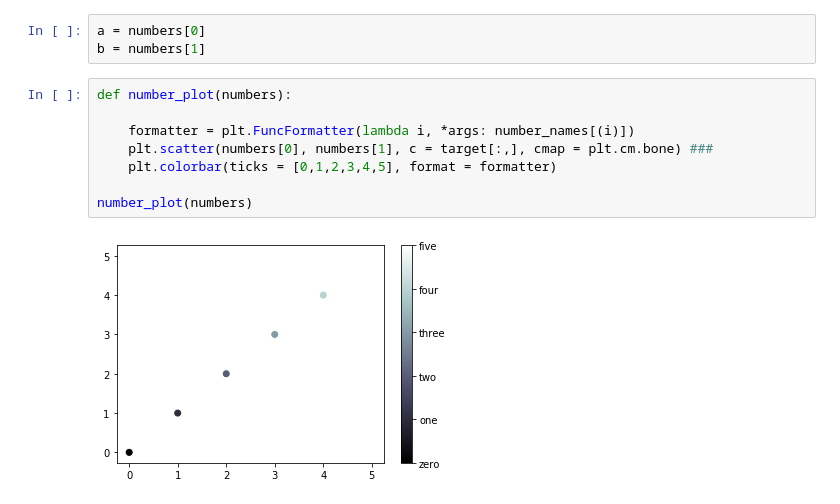
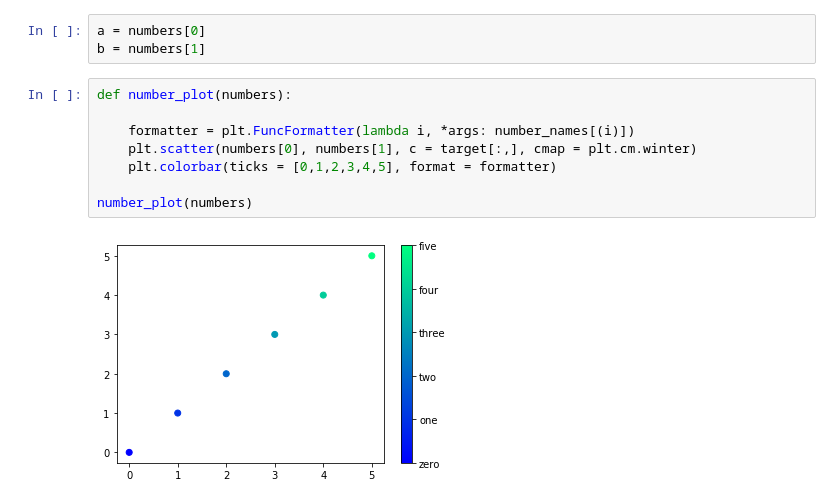
Before and after one commit to klam28/ML, a Jupyter notebook: FuncFormatter.ipynb, the cells around one changed output. Drawn from its saved outputs; the diff is of its cells as text.

```diff
--- a/FuncFormatter.ipynb
+++ b/FuncFormatter.ipynb
@@ -131,10 +131,10 @@ b = numbers[1]
 # %%
 def number_plot(numbers):
 
     formatter = plt.FuncFormatter(lambda i, *args: number_names[(i)])
-    plt.scatter(numbers[0], numbers[1], c = target[:,], cmap = plt.cm.bone) ###
+    plt.scatter(numbers[0], numbers[1], c = target[:,], cmap = plt.cm.winter)
     plt.colorbar(ticks = [0,1,2,3,4,5], format = formatter)
 
 number_plot(numbers)
 # %% [output]
-[figure, old version]
+[figure, new version]
```
